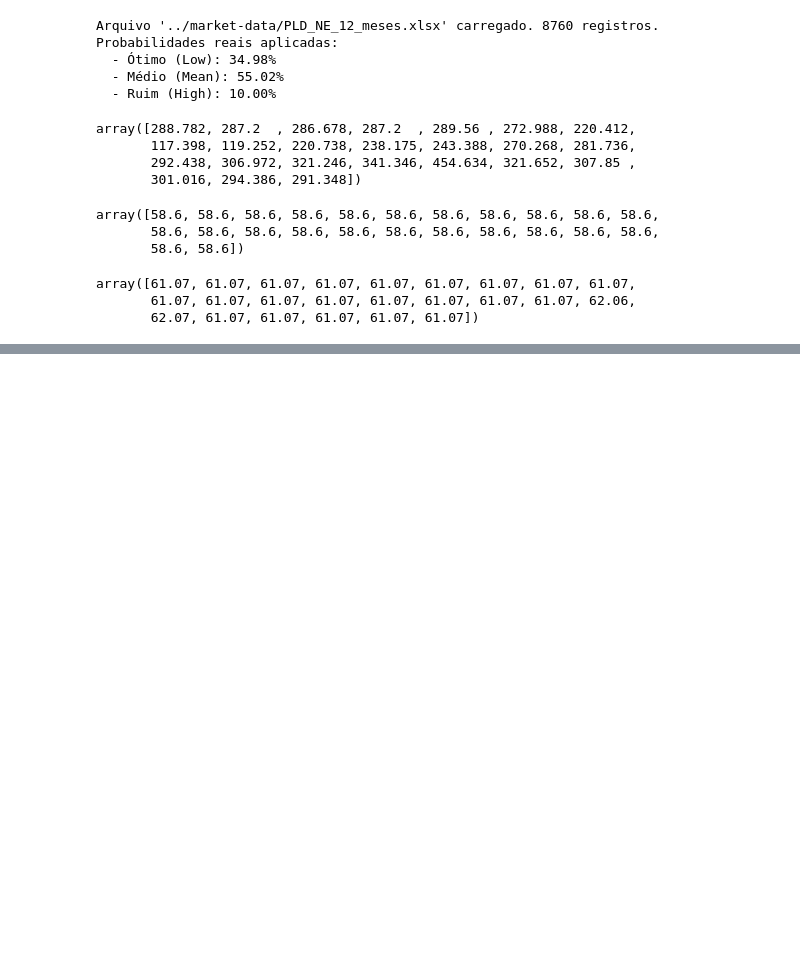
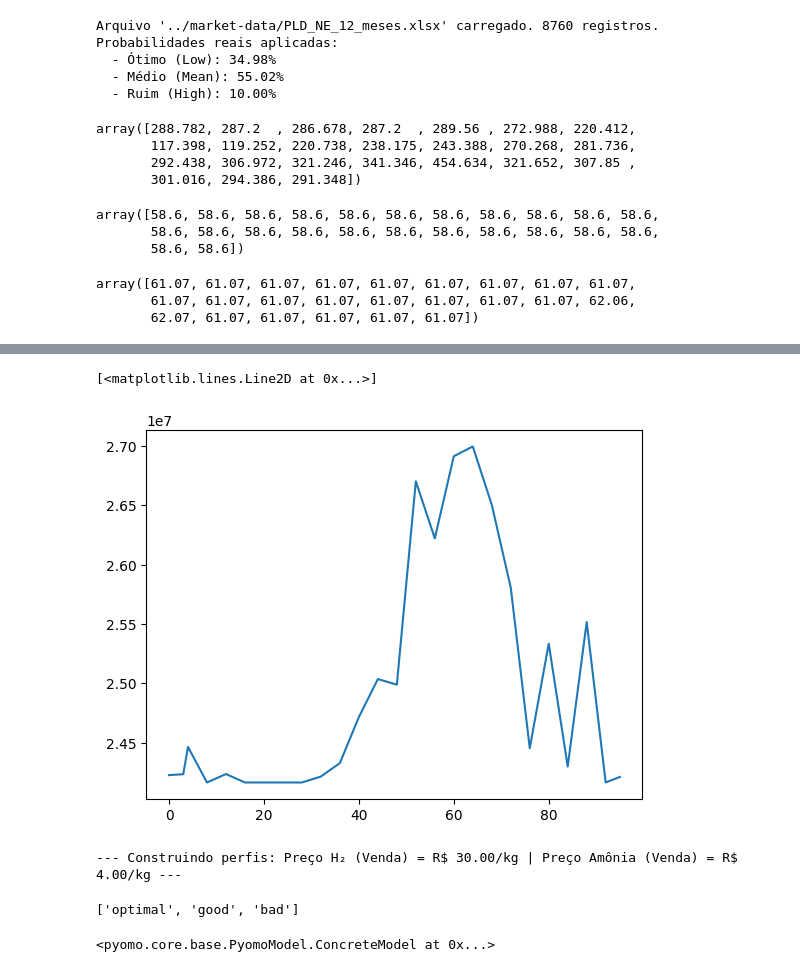
Before and after one commit to grei-ufc/e-h2v-trader, a Jupyter notebook: notebooks/h2v_opt_model_v4.ipynb, the cells around one changed output, grey strips where cells are left out. Cells and saved outputs as stored; diff of their text form; code cells hidden in the pictures; blank space fills up the shorter version.

```diff
--- a/notebooks/h2v_opt_model_v4.ipynb
+++ b/notebooks/h2v_opt_model_v4.ipynb
@@ -308,3 +311,40 @@ except (FileNotFoundError, ValueError) as e:
    #  print(f"\n*** ERRO CRÍTICO AO PROCESSAR O ARQUIVO EÓLICO: {e} ***")
    #  print("A execução foi interrompida. Verifique o arquivo e o caminho.")
     exit()
+# %%
+plt.plot(wind_mean_profile_aggregated)
+# %% [output]
+[<matplotlib.lines.Line2D at 0x...>]
+[figure, added]
+# %%
+h2_price_to_test = 30.00
+ammonia_prices_to_test = [4.00, 5.50]
+
+ammonia_price = ammonia_prices_to_test[0]
+
+# Passamos os perfis de média agregada para solar e eólica para a função
+all_scenario_profiles = load_and_process_scenario_data(
+    N,
+    INTERVALO_HORAS,
+    LOAD_MAX_W,               # Carga máxima
+    GEN_MAX_W,               # Geração Solar/Eólica máxima
+    pld_data=pld_data_for_scenarios,
+    solar_mean_profile=solar_mean_profile_aggregated,
+    wind_mean_profile=wind_mean_profile_aggregated,
+    fixed_h2_price=h2_price_to_test,
+    fixed_ammonia_price=ammonia_price
+)
+
+#   print("\nIniciando a resolução do Modelo Estocástico...")
+all_scenario_names = ["optimal", "good", "bad"]
+options = {"solver": "cplex"}
+
+creator_with_data = lambda scenario_name, **kwargs: scenario_creator(
+    scenario_name, all_profiles=all_scenario_profiles, **kwargs
+)
+# %% [output]
+--- Construindo perfis: Preço H₂ (Venda) = R$ 30.00/kg | Preço Amônia (Venda) = R$ 4.00/kg ---
+# %%
+all_scenario_names
+# %% [output]
+['optimal', 'good', 'bad']
@@ -311 +355,5 @@ except (FileNotFoundError, ValueError) as e:
+# %%
+creator_with_data('optimal')
+# %% [output]
+<pyomo.core.base.PyomoModel.ConcreteModel at 0x...>
 # %%
```
Also changed, not shown: parts of 9 cells of this notebook.
